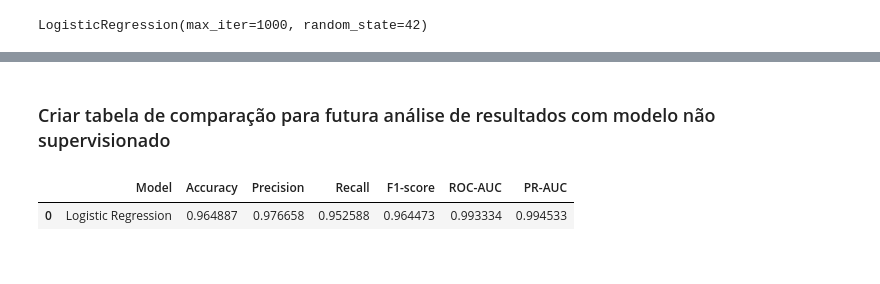
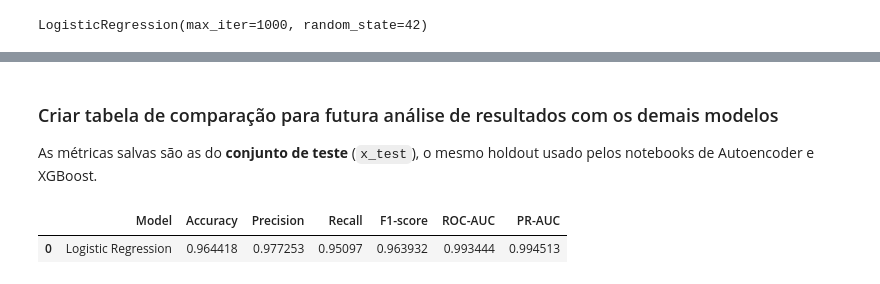
Before and after one commit to ggentile/credit_card_fraud_prediction, a Jupyter notebook: notebooks/projeto_tcc_credit_card_fraud_1_supervised.ipynb, the cells around one changed output, grey strips where cells are left out. Drawn from its saved outputs; the diff is of its cells as text; code cells hidden in the pictures.

```diff
--- a/notebooks/projeto_tcc_credit_card_fraud_1_supervised.ipynb
+++ b/notebooks/projeto_tcc_credit_card_fraud_1_supervised.ipynb
@@ -62,4 +66,6 @@ y = df_new['Class']
 # %%
 from sklearn.model_selection import train_test_split
 # %%
-x_temp, x_test, y_temp, y_test = train_test_split(x, y, test_size=0.15, random_state=42)
+x_train, x_temp, y_train, y_temp = train_test_split(
+    x, y, test_size=0.30, random_state=42, stratify=y
+)
@@ -68,3 +71,0 @@ x_temp, x_test, y_temp, y_test = train_test_split(x, y, test_size=0.15, random_s
-# %%
-x_train, x_val, y_train, y_val = train_test_split(x_temp, y_temp, test_size=0.176,
-                                                  random_state=42)
@@ -85,0 +74,8 @@ Name: Class, Length: 85067, dtype: int64
+# %%
+x_val, x_test, y_val, y_test = train_test_split(
+    x_temp, y_temp, test_size=0.50, random_state=42, stratify=y_temp
+)
+
+print("Treino:", x_train.shape, y_train.value_counts().to_dict())
+print("Validação:", x_val.shape, y_val.value_counts().to_dict())
+print("Teste:", x_test.shape, y_test.value_counts().to_dict())
@@ -132,3 +136,11 @@ y_val_proba = log_reg.predict_proba(x_val)[:, 1]
+# %%
+# Validação: usada apenas como verificação durante o desenvolvimento
+y_val_pred = log_reg.predict(x_val)
+y_val_proba = log_reg.predict_proba(x_val)[:, 1]
+
+# Teste: conjunto holdout final — métricas reportadas no TCC
+y_test_pred = log_reg.predict(x_test)
+y_test_proba = log_reg.predict_proba(x_test)[:, 1]
 # %%
 from sklearn.metrics import (
     accuracy_score,
@@ -177,33 +195,35 @@ weighted avg       0.97      0.96      0.96     85067
 # %% [markdown]
-### Criar tabela de comparação para futura análise de resultados com modelo não supervisionado
+### Criar tabela de comparação para futura análise de resultados com os demais modelos
+
+As métricas salvas são as do **conjunto de teste** (`x_test`), o mesmo holdout usado pelos notebooks de Autoencoder e XGBoost.
 # %%
 results = pd.DataFrame({
     "Model": ["Logistic Regression"],
     "Accuracy": [
-        accuracy_score(y_val, y_val_pred)
+        accuracy_score(y_test, y_test_pred)
     ],
     "Precision": [
-        precision_score(y_val, y_val_pred)
+        precision_score(y_test, y_test_pred)
     ],
     "Recall": [
-        recall_score(y_val, y_val_pred)
+        recall_score(y_test, y_test_pred)
     ],
     "F1-score": [
-        f1_score(y_val, y_val_pred)
+        f1_score(y_test, y_test_pred)
     ],
     "ROC-AUC": [
-        roc_auc_score(y_val, y_val_proba)
+        roc_auc_score(y_test, y_test_proba)
     ],
     "PR-AUC": [
-        average_precision_score(y_val, y_val_proba)
+        average_precision_score(y_test, y_test_proba)
     ]
 })
 
 results.to_csv(RESULTS_DIR / "logistic_regression_metrics.csv", index=False)
 results
 # %% [output]
 |  | Model | Accuracy | Precision | Recall | F1-score | ROC-AUC | PR-AUC |
-| 0 | Logistic Regression | 0.964887 | 0.976658 | 0.952588 | 0.964473 | 0.993334 | 0.994533 |
+| 0 | Logistic Regression | 0.964418 | 0.977253 | 0.95097 | 0.963932 | 0.993444 | 0.994513 |
 # %%
 import matplotlib.pyplot as plt
 from sklearn.metrics import ConfusionMatrixDisplay
```
Also changed, not shown: parts of 11 cells of this notebook, 5 other files.
